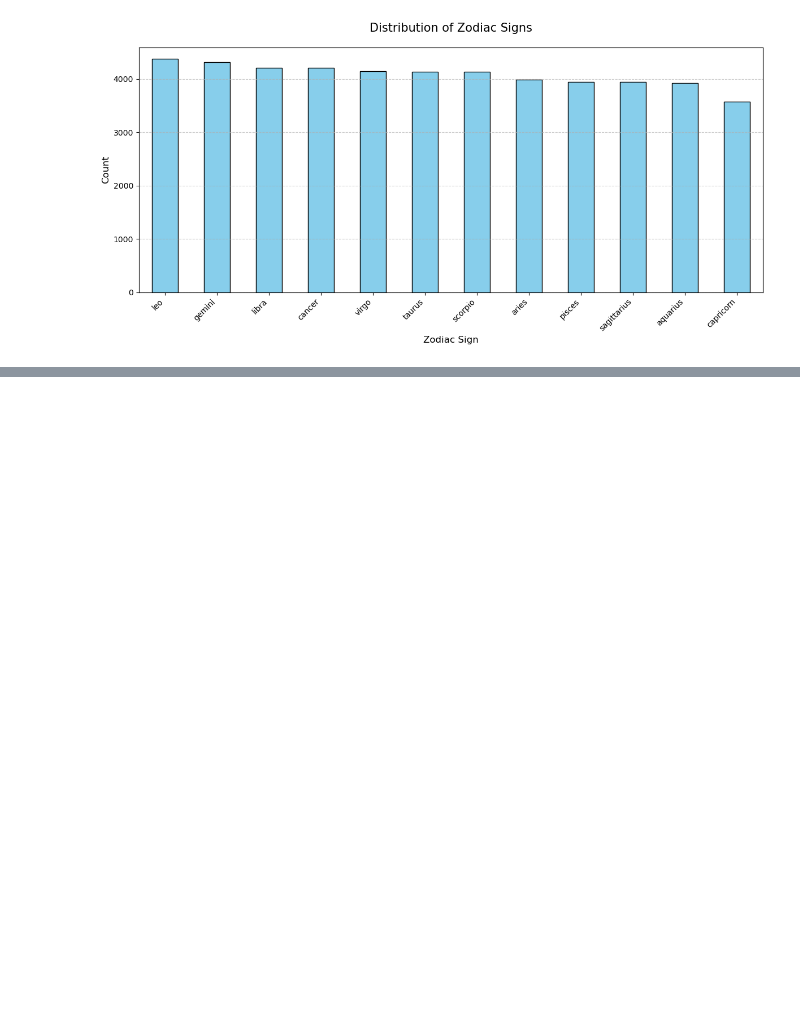
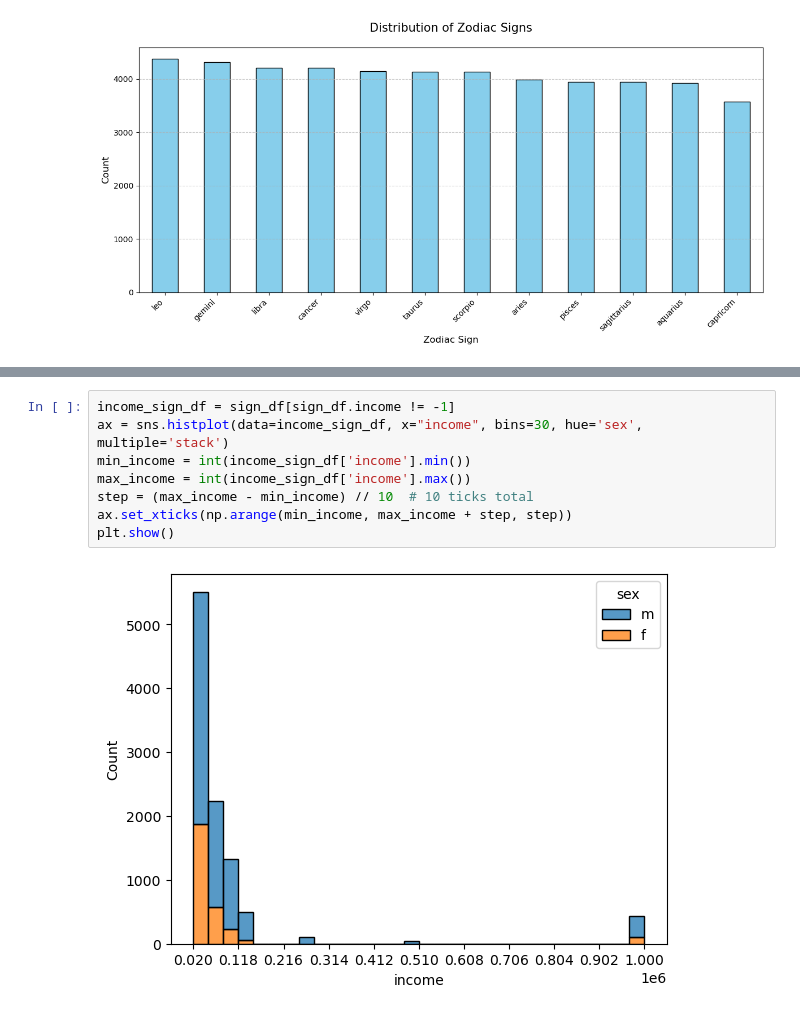
Before and after one commit to Andrepgon/OkCupid_Project, a Jupyter notebook: date-a-scientist.ipynb, the cells around one changed output, grey strips where cells are left out. Saved outputs shown, nothing was run; the diff lists cells and outputs as text; blank space fills up the shorter version.

```diff
--- a/date-a-scientist.ipynb
+++ b/date-a-scientist.ipynb
@@ -186,0 +207,10 @@ Now that I finished my Exploratory Data Analysis on the signs feature and the da
+# %%
+income_sign_df = sign_df[sign_df.income != -1]
+ax = sns.histplot(data=income_sign_df, x="income", bins=30, hue='sex', multiple='stack')
+min_income = int(income_sign_df['income'].min())
+max_income = int(income_sign_df['income'].max())
+step = (max_income - min_income) // 10  # 10 ticks total
+ax.set_xticks(np.arange(min_income, max_income + step, step))
+plt.show()
+# %% [output]
+[figure, added]
```
Also changed, not shown: parts of 11 cells of this notebook.
